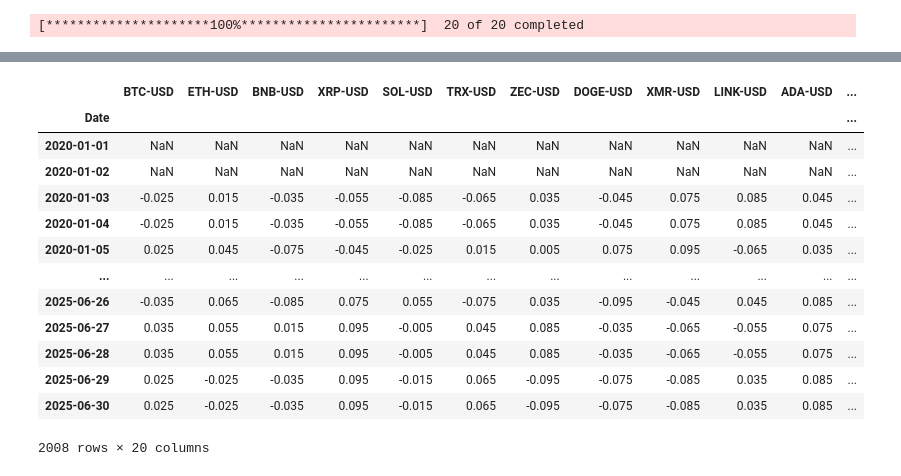
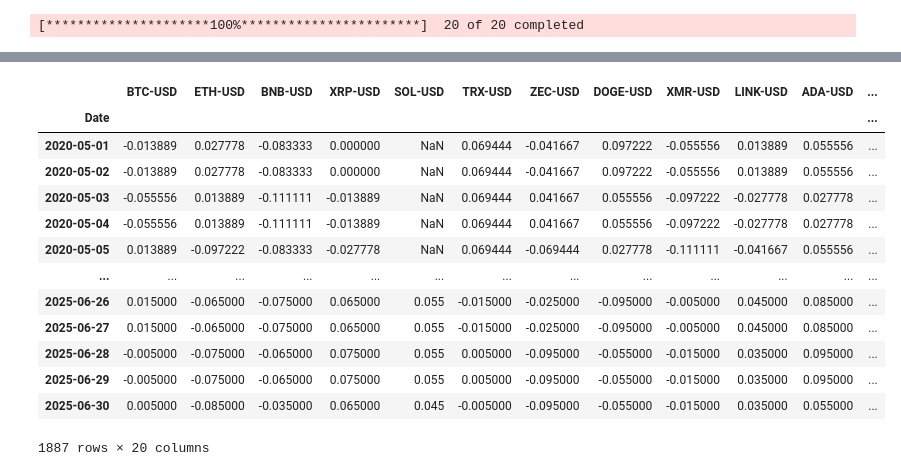
Before and after one commit to JibrilAbdi144/quant-research-project, a Jupyter notebook: notebooks/test19.ipynb, the cells around one changed output, grey strips where cells are left out. Drawn from its saved outputs; the diff is of its cells as text; code cells hidden in the pictures.

```diff
--- a/notebooks/test19.ipynb
+++ b/notebooks/test19.ipynb
@@ -16,14 +16,3 @@ daily_prices = yf.download(tickers=ticker_universe, period="max", interval="1d")
 # %%
 daily_returns = (daily_prices["Close"] / daily_prices["Close"].shift() - 1).loc[TRAIN_START:TRAIN_END]
 daily_volumes = daily_prices["Volume"].loc[TRAIN_START:TRAIN_END]
-# %%
-def featureX():
-    return pd.DataFrame({
-        f"{x:02}LAG": daily_returns.shift(x).unstack(level=0)  for x in range(1, 60)
-    } | {
-        f"{x:02}AVG": daily_returns.shift().rolling(x).mean().unstack(level=0) for x in [7, 14, 28, 45, 60, 120]
-    } | {
-        f"{x:02}STD": daily_returns.shift().rolling(x).std().unstack(level=0) for x in [7, 14, 28, 45, 60, 120]
-    }).dropna()
-
-featureX()
@@ -44,0 +19,18 @@ featureX()
+# %%
+def featureX(ticker="BTC-USD"):
+    rolling_periods = [14, 28, 45, 60, 90, 120]
+    return pd.DataFrame({
+        f"{x:03}AVG": daily_returns.shift().rolling(x).mean()[ticker] for x in rolling_periods
+    } | {
+        f"{x:03}STD": daily_returns.shift().rolling(x).std()[ticker] for x in rolling_periods
+    } | {
+        f"{x:03}VOL": daily_volumes.pct_change(fill_method=None).shift().rolling(x).mean()[ticker] for x in rolling_periods
+    } | {
+        f"{x:03}SHP": daily_returns.shift().rolling(x).mean()[ticker] / daily_returns.shift().rolling(x).std()[ticker] for x in rolling_periods
+    } | {
+        f"{x:03}MUSIG": daily_returns.shift().rolling(x).mean()[ticker] * daily_returns.shift().rolling(x).std()[ticker] for x in rolling_periods
+    } | {
+        f"{x:03}{y:03}SHPX": daily_returns.shift().rolling(x).mean()[ticker] * daily_returns.shift().rolling(y).std()[ticker] for x in rolling_periods for y in rolling_periods
+    }).dropna()
+
+featureX()
@@ -45,11 +52,9 @@ featureX()
+# %%
+weight_lag = 2
 # %%
 def Regression():
-    N = 14
-    X = featureX()
-    # X = pd.DataFrame({
-    #     1: (daily_returns.shift().rolling(14).mean() / daily_returns.shift().rolling(45).std()).unstack(level=0)
-    # }).dropna()
-    Y = (daily_returns.unstack(level=0) + daily_returns.shift(-1).unstack(level=0)).dropna()
+    X = pd.concat({ticker: featureX(ticker) for ticker in ticker_universe})
+    Y = daily_returns[::-1].rolling(window=weight_lag).sum()[::-1].unstack(level=0).dropna()
     common_index = X.index.intersection(Y.index)
     model = sm.OLS(Y.loc[common_index], X.loc[common_index]).fit()
     return model
@@ -92,28 +101,28 @@ def generateSignal(ticker="BTC-USD"):
 # %%
 def momentumWeights():
-    signal = pd.DataFrame({ticker: generateSignal(ticker) for ticker in ticker_universe})
+    signal = pd.DataFrame({ticker: (featureX(ticker) * regression_model.params).sum(axis=1) for ticker in ticker_universe})
     ranked = signal.rank(axis=1)
     demeaned =  ranked.sub(ranked.mean(axis=1), axis=0)
     weights = demeaned.div(demeaned.abs().sum(axis=1), axis=0)
-    lagged_weights = weights.iloc[::2].reindex(weights.index, method="ffill")
+    lagged_weights = weights.iloc[::weight_lag].reindex(weights.index, method="ffill")
     return lagged_weights
 
 momentumWeights()
 # %% [output]
 |  | BTC-USD | ETH-USD | BNB-USD | XRP-USD | SOL-USD | TRX-USD | ZEC-USD | DOGE-USD | XMR-USD | LINK-USD | ADA-USD | ... |
 | Date |  |  |  |  |  |  |  |  |  |  |  | ... |
-| 2020-01-01 | NaN | NaN | NaN | NaN | NaN | NaN | NaN | NaN | NaN | NaN | NaN | ... |
-| 2020-01-02 | NaN | NaN | NaN | NaN | NaN | NaN | NaN | NaN | NaN | NaN | NaN | ... |
-| 2020-01-03 | -0.025 | 0.015 | -0.035 | -0.055 | -0.085 | -0.065 | 0.035 | -0.045 | 0.075 | 0.085 | 0.045 | ... |
-| 2020-01-04 | -0.025 | 0.015 | -0.035 | -0.055 | -0.085 | -0.065 | 0.035 | -0.045 | 0.075 | 0.085 | 0.045 | ... |
-| 2020-01-05 | 0.025 | 0.045 | -0.075 | -0.045 | -0.025 | 0.015 | 0.005 | 0.075 | 0.095 | -0.065 | 0.035 | ... |
+| 2020-05-01 | -0.013889 | 0.027778 | -0.083333 | 0.000000 | NaN | 0.069444 | -0.041667 | 0.097222 | -0.055556 | 0.013889 | 0.055556 | ... |
+| 2020-05-02 | -0.013889 | 0.027778 | -0.083333 | 0.000000 | NaN | 0.069444 | -0.041667 | 0.097222 | -0.055556 | 0.013889 | 0.055556 | ... |
+| 2020-05-03 | -0.055556 | 0.013889 | -0.111111 | -0.013889 | NaN | 0.069444 | 0.041667 | 0.055556 | -0.097222 | -0.027778 | 0.027778 | ... |
+| 2020-05-04 | -0.055556 | 0.013889 | -0.111111 | -0.013889 | NaN | 0.069444 | 0.041667 | 0.055556 | -0.097222 | -0.027778 | 0.027778 | ... |
+| 2020-05-05 | 0.013889 | -0.097222 | -0.083333 | -0.027778 | NaN | 0.069444 | -0.069444 | 0.027778 | -0.111111 | -0.041667 | 0.055556 | ... |
 | ... | ... | ... | ... | ... | ... | ... | ... | ... | ... | ... | ... | ... |
-| 2025-06-26 | -0.035 | 0.065 | -0.085 | 0.075 | 0.055 | -0.075 | 0.035 | -0.095 | -0.045 | 0.045 | 0.085 | ... |
-| 2025-06-27 | 0.035 | 0.055 | 0.015 | 0.095 | -0.005 | 0.045 | 0.085 | -0.035 | -0.065 | -0.055 | 0.075 | ... |
-| 2025-06-28 | 0.035 | 0.055 | 0.015 | 0.095 | -0.005 | 0.045 | 0.085 | -0.035 | -0.065 | -0.055 | 0.075 | ... |
-| 2025-06-29 | 0.025 | -0.025 | -0.035 | 0.095 | -0.015 | 0.065 | -0.095 | -0.075 | -0.085 | 0.035 | 0.085 | ... |
-| 2025-06-30 | 0.025 | -0.025 | -0.035 | 0.095 | -0.015 | 0.065 | -0.095 | -0.075 | -0.085 | 0.035 | 0.085 | ... |
+| 2025-06-26 | 0.015000 | -0.065000 | -0.075000 | 0.065000 | 0.055 | -0.015000 | -0.025000 | -0.095000 | -0.005000 | 0.045000 | 0.085000 | ... |
+| 2025-06-27 | 0.015000 | -0.065000 | -0.075000 | 0.065000 | 0.055 | -0.015000 | -0.025000 | -0.095000 | -0.005000 | 0.045000 | 0.085000 | ... |
+| 2025-06-28 | -0.005000 | -0.075000 | -0.065000 | 0.075000 | 0.055 | 0.005000 | -0.095000 | -0.055000 | -0.015000 | 0.035000 | 0.095000 | ... |
+| 2025-06-29 | -0.005000 | -0.075000 | -0.065000 | 0.075000 | 0.055 | 0.005000 | -0.095000 | -0.055000 | -0.015000 | 0.035000 | 0.095000 | ... |
+| 2025-06-30 | 0.005000 | -0.085000 | -0.035000 | 0.065000 | 0.045 | -0.005000 | -0.095000 | -0.055000 | -0.015000 | 0.035000 | 0.055000 | ... |
-2008 rows × 20 columns
+1887 rows × 20 columns
 # %%
 def grossMomentum():
     return (momentumWeights() * daily_returns).sum(axis=1)
```
Also changed, not shown: parts of 12 cells of this notebook.
